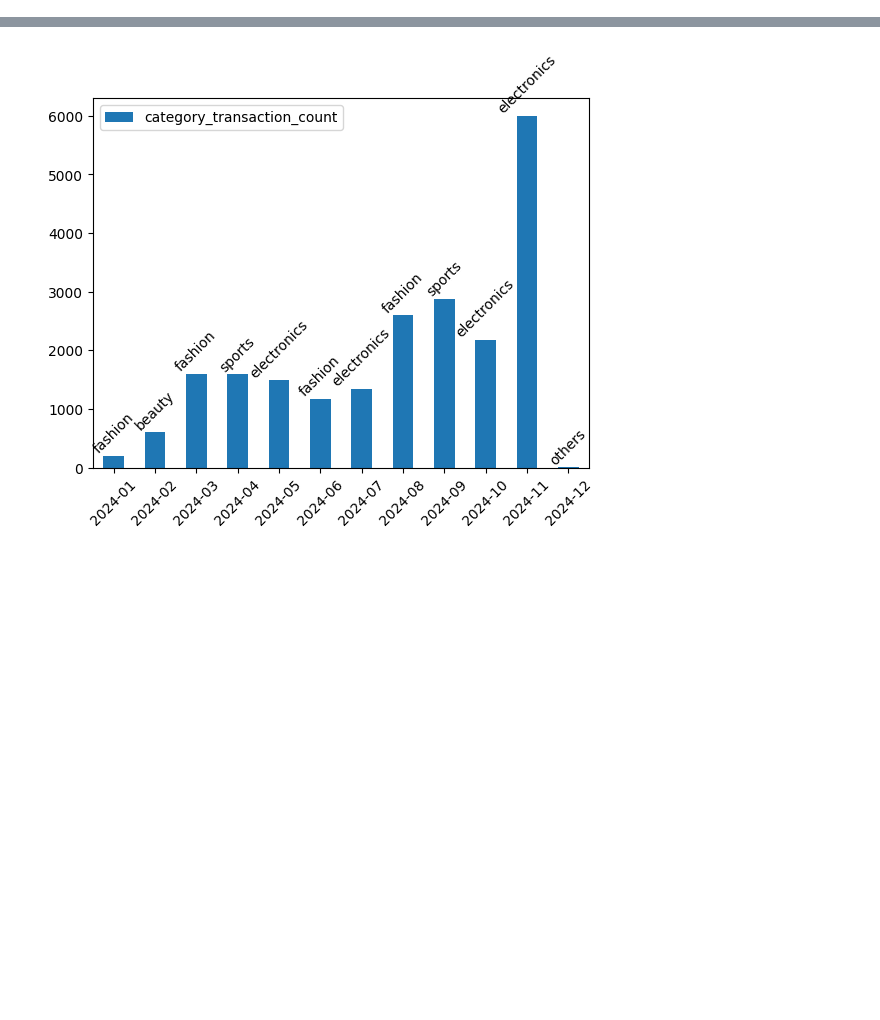
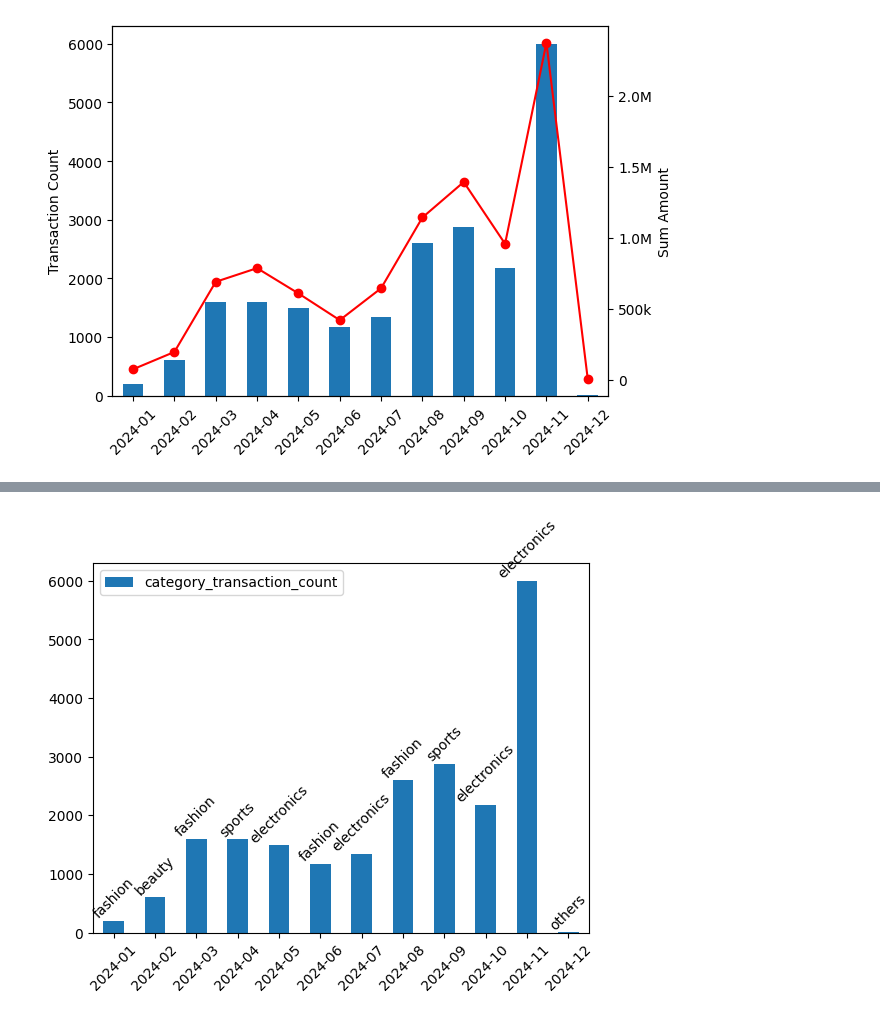
Before and after one commit to karciszuk/vbassigment, a Jupyter notebook: notebooks/portfolio.ipynb, the cells around one changed output, grey strips where cells are left out. Saved outputs shown, nothing was run; the diff lists cells and outputs as text; code cells hidden in the pictures; blank space fills up the shorter version.

```diff
--- a/notebooks/portfolio.ipynb
+++ b/notebooks/portfolio.ipynb
@@ -28 +36,11 @@ df_users.visualize(
+# %%
+transactions_aggregated_df = transactions_aggregated_df.set_index("month")
+ax = transactions_aggregated_df["transactions_count"].plot(kind="bar", rot=45, xlabel="")
+ax2 = ax.twinx()
+ax2.plot(transactions_aggregated_df.index, transactions_aggregated_df["sum_amount"], color='red', marker='o')
+ax.set_ylabel("Transaction Count")
+ax2.set_ylabel("Sum Amount")
+ax2.yaxis.set_major_formatter(FuncFormatter(smart_format))
+# %% [output]
+[figure, added]
 # %%
```
Also changed, not shown: parts of 5 cells of this notebook, 11 other files.
